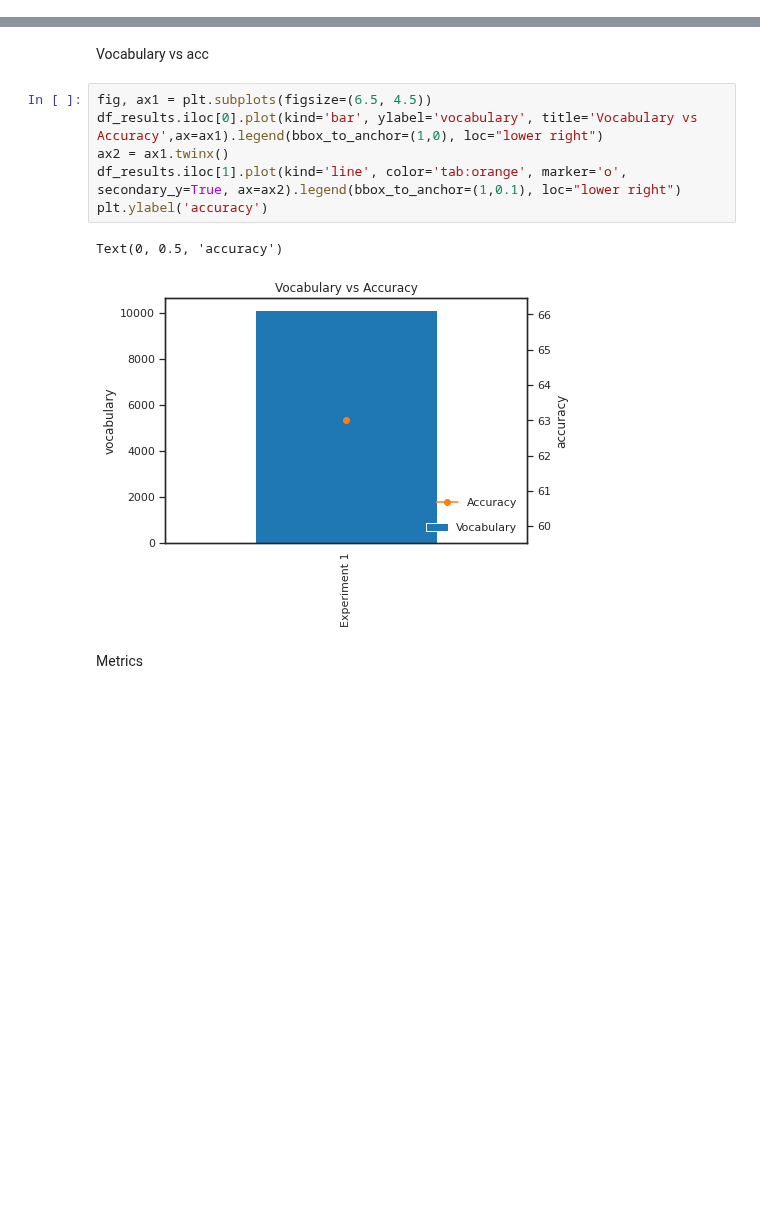
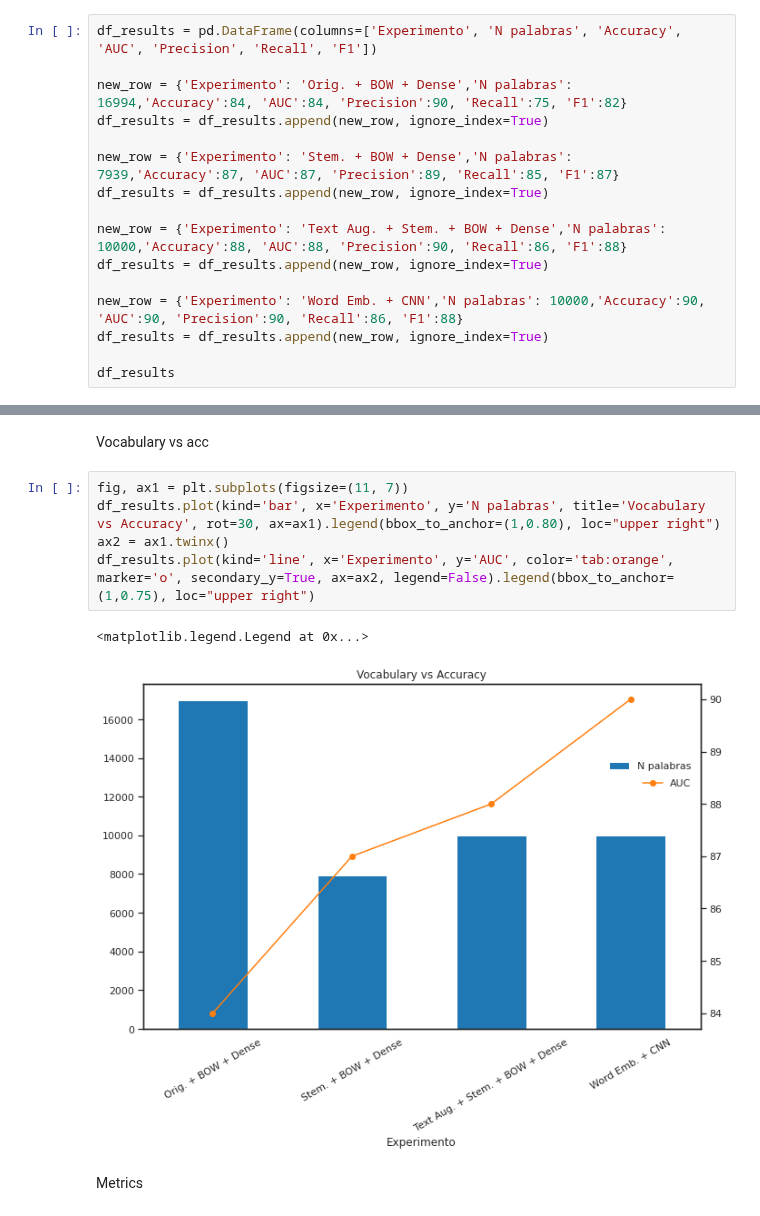
Before and after one commit to Jaimemorillo/ShouldIwatchThisMovie, a Jupyter notebook: Memoria_experiment1.ipynb, the cells around one changed output, grey strips where cells are left out. Drawn from its saved outputs; the diff is of its cells as text; blank space fills up the shorter version.

```diff
--- a/Memoria_experiment1.ipynb
+++ b/Memoria_experiment1.ipynb
@@ -368,3 +350,19 @@ sns.heatmap(matrix_con, annot=True)
 # %% [output]
 <matplotlib.axes._subplots.AxesSubplot at 0x...>
 [figure]
+# %%
+df_results = pd.DataFrame(columns=['Experimento', 'N palabras', 'Accuracy', 'AUC', 'Precision', 'Recall', 'F1'])
+
+new_row = {'Experimento': 'Orig. + BOW + Dense','N palabras': 16994,'Accuracy':84, 'AUC':84, 'Precision':90, 'Recall':75, 'F1':82}
+df_results = df_results.append(new_row, ignore_index=True)
+
+new_row = {'Experimento': 'Stem. + BOW + Dense','N palabras': 7939,'Accuracy':87, 'AUC':87, 'Precision':89, 'Recall':85, 'F1':87}
+df_results = df_results.append(new_row, ignore_index=True)
+
+new_row = {'Experimento': 'Text Aug. + Stem. + BOW + Dense','N palabras': 10000,'Accuracy':88, 'AUC':88, 'Precision':90, 'Recall':86, 'F1':88}
+df_results = df_results.append(new_row, ignore_index=True)
+
+new_row = {'Experimento': 'Word Emb. + CNN','N palabras': 10000,'Accuracy':90, 'AUC':90, 'Precision':90, 'Recall':86, 'F1':88}
+df_results = df_results.append(new_row, ignore_index=True)
+
+df_results
@@ -378,14 +390,13 @@ df_results.iloc[0].plot(kind='bar', ylabel='vocabulary' ,title='Vocabulary')
 # %% [markdown]
 Vocabulary vs acc
 # %%
-fig, ax1 = plt.subplots(figsize=(6.5, 4.5))
-df_results.iloc[0].plot(kind='bar', ylabel='vocabulary', title='Vocabulary vs Accuracy',ax=ax1).legend(bbox_to_anchor=(1,0), loc="lower right")
+fig, ax1 = plt.subplots(figsize=(11, 7))
+df_results.plot(kind='bar', x='Experimento', y='N palabras', title='Vocabulary vs Accuracy', rot=30, ax=ax1).legend(bbox_to_anchor=(1,0.80), loc="upper right")
 ax2 = ax1.twinx()
-df_results.iloc[1].plot(kind='line', color='tab:orange', marker='o', secondary_y=True, ax=ax2).legend(bbox_to_anchor=(1,0.1), loc="lower right")
-plt.ylabel('accuracy')
+df_results.plot(kind='line', x='Experimento', y='AUC', color='tab:orange', marker='o', secondary_y=True, ax=ax2, legend=False).legend(bbox_to_anchor=(1,0.75), loc="upper right")
 # %% [output]
-Text(0, 0.5, 'accuracy')
+<matplotlib.legend.Legend at 0x...>
-[figure, old version]
+[figure, new version]
 # %% [markdown]
 Metrics
 # %%
```
Also changed, not shown: parts of 6 cells of this notebook.
